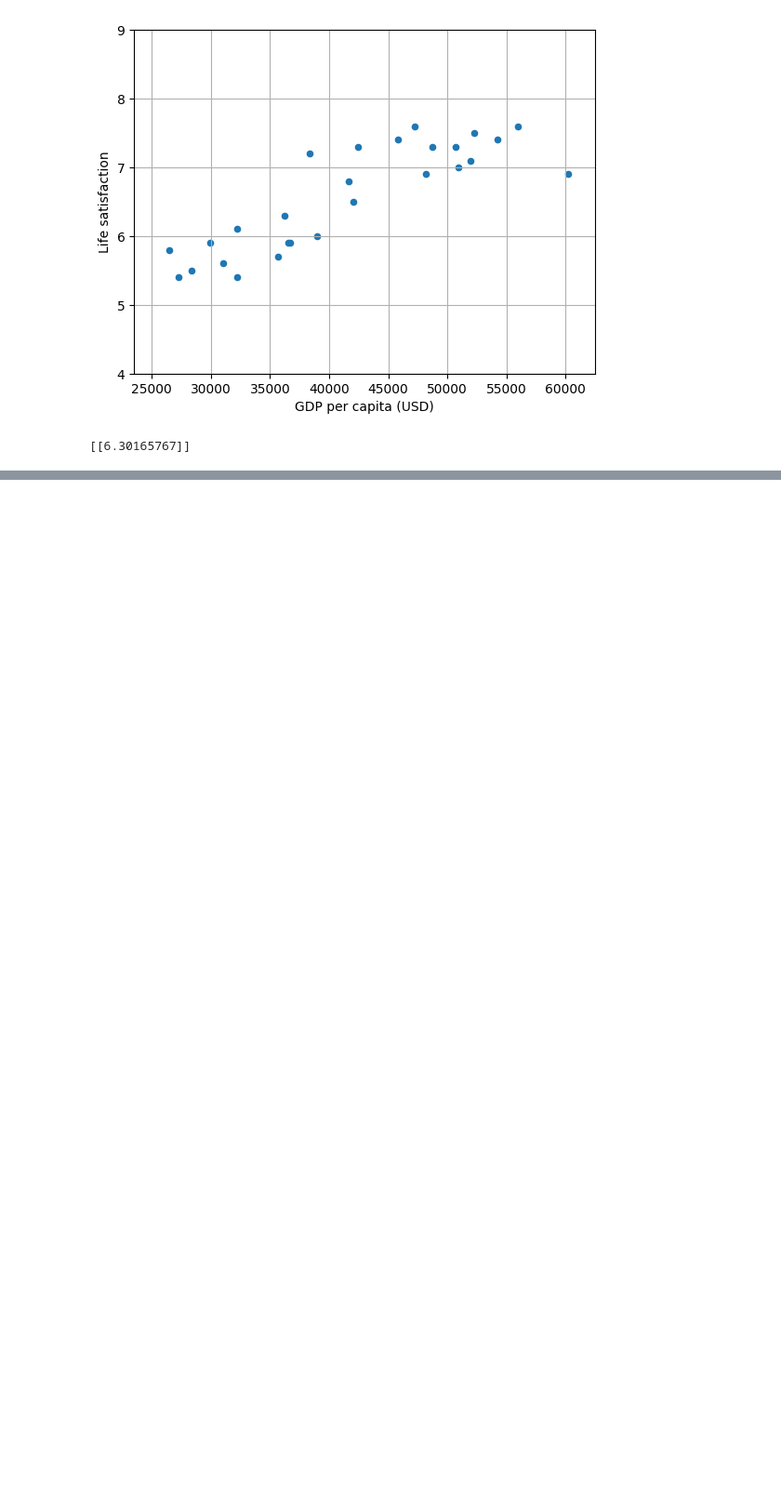
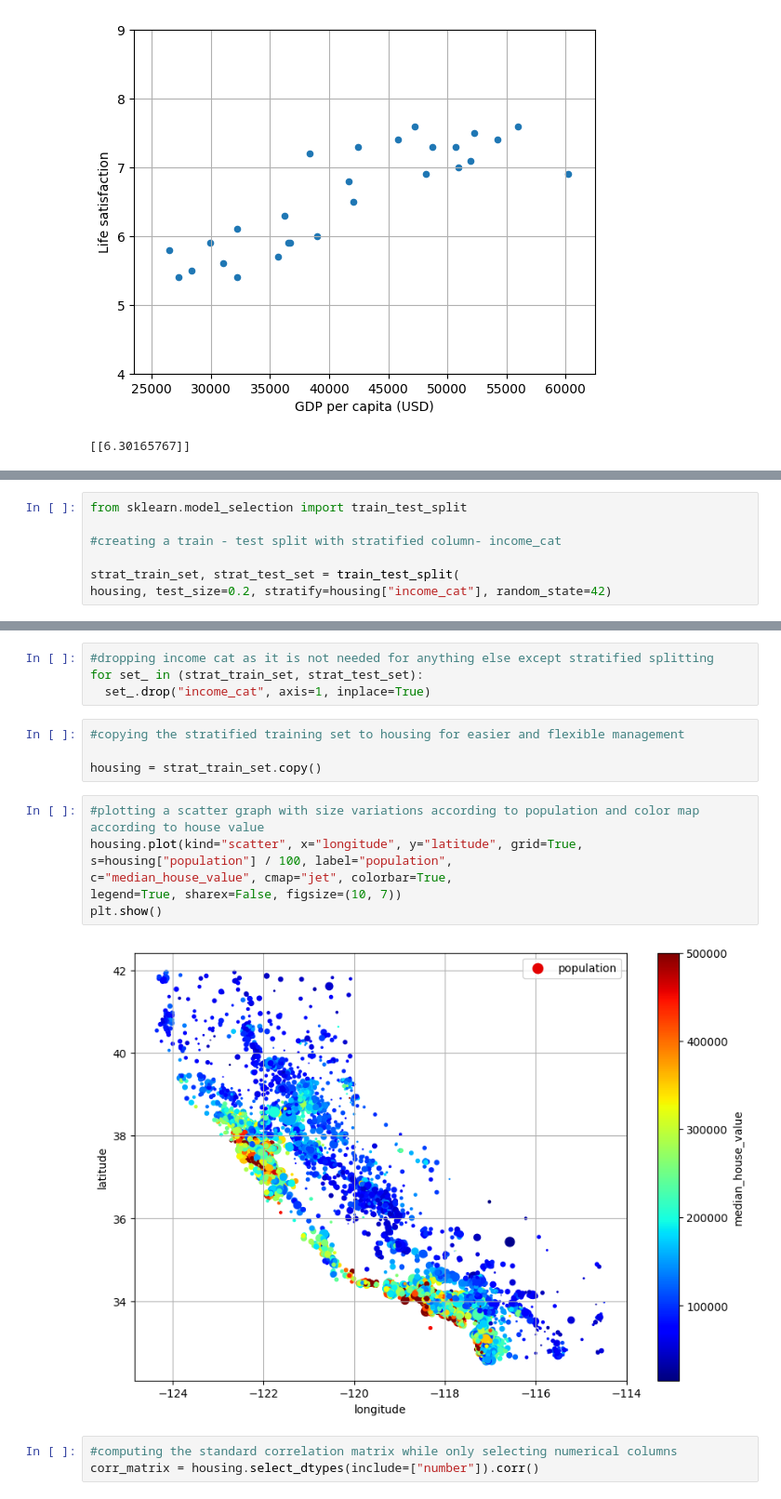
Before and after one commit to Anshulmohan27/Machine_Learning, a Jupyter notebook: Machine_learning.ipynb, the cells around one changed output, grey strips where cells are left out. Shown at 93% size. Drawn from its saved outputs; the diff is of its cells as text; blank space fills up the shorter version.

```diff
--- a/Machine_learning.ipynb
+++ b/Machine_learning.ipynb
@@ -113,0 +245,7 @@ print(model.predict(X_new))
+# %%
+from sklearn.model_selection import train_test_split
+
+#creating a train - test split with stratified column- income_cat
+
+strat_train_set, strat_test_set = train_test_split(
+housing, test_size=0.2, stratify=housing["income_cat"], random_state=42)
@@ -113,0 +263,20 @@ print(model.predict(X_new))
+# %%
+#dropping income cat as it is not needed for anything else except stratified splitting
+for set_ in (strat_train_set, strat_test_set):
+  set_.drop("income_cat", axis=1, inplace=True)
+# %%
+#copying the stratified training set to housing for easier and flexible management
+
+housing = strat_train_set.copy()
+# %%
+#plotting a scatter graph with size variations according to population and color map according to house value
+housing.plot(kind="scatter", x="longitude", y="latitude", grid=True,
+s=housing["population"] / 100, label="population",
+c="median_house_value", cmap="jet", colorbar=True,
+legend=True, sharex=False, figsize=(10, 7))
+plt.show()
+# %% [output]
+[figure, added]
+# %%
+#computing the standard correlation matrix while only selecting numerical columns
+corr_matrix = housing.select_dtypes(include=["number"]).corr()
```
Also changed, not shown: parts of 32 cells of this notebook.
